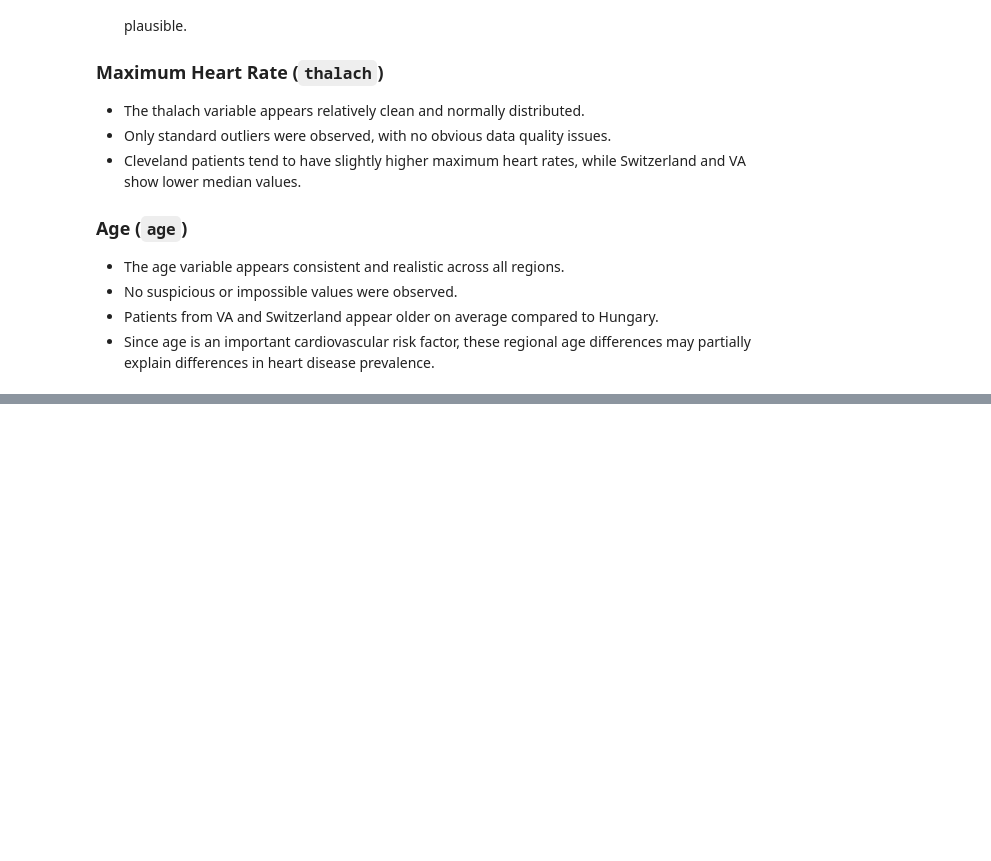
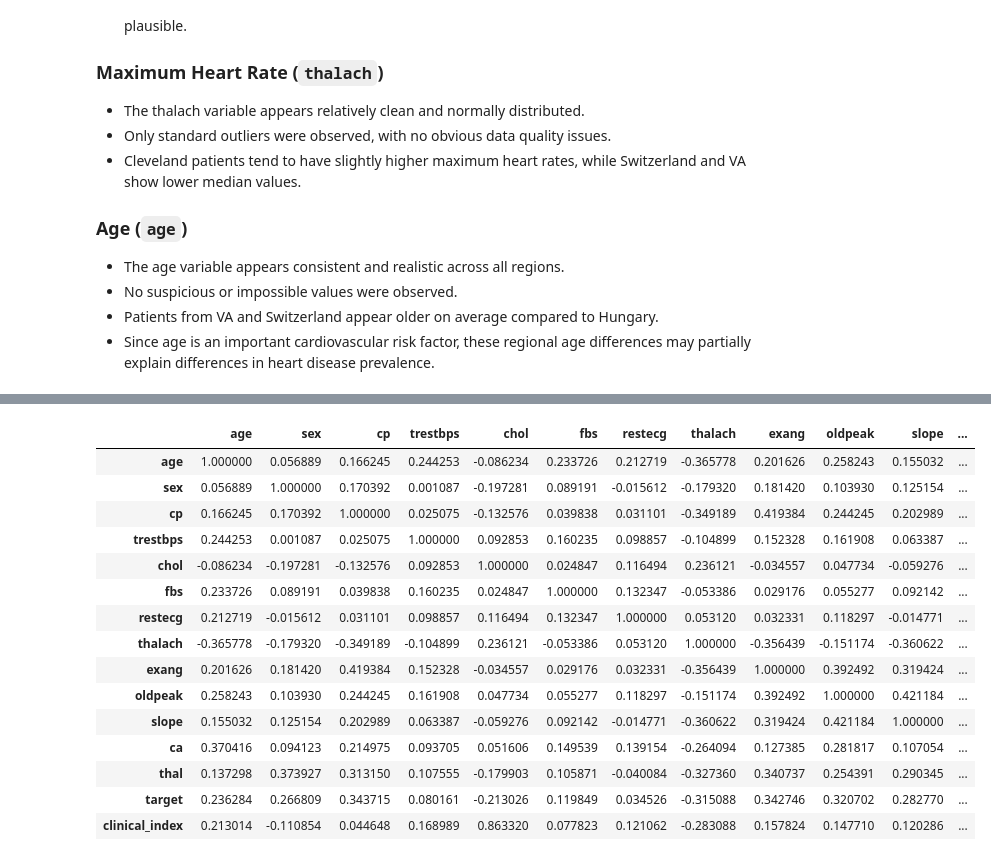
Before and after one commit to JavidNurulu/heart-disease-analysis, a Jupyter notebook: Notebooks/01_data_understanding.ipynb, the cells around one changed output, grey strips where cells are left out. Cells and saved outputs as stored; diff of their text form; code cells hidden in the pictures; blank space fills up the shorter version.

```diff
--- a/Notebooks/01_data_understanding.ipynb
+++ b/Notebooks/01_data_understanding.ipynb
@@ -379,0 +398,20 @@ sns.boxplot(data=df, x="country", y="age")
+# %%
+corr = numeric_df.corr()
+corr
+# %% [output]
+|  | age | sex | cp | trestbps | chol | fbs | restecg | thalach | exang | oldpeak | slope | ... |
+| age | 1.000000 | 0.056889 | 0.166245 | 0.244253 | -0.086234 | 0.233726 | 0.212719 | -0.365778 | 0.201626 | 0.258243 | 0.155032 | ... |
+| sex | 0.056889 | 1.000000 | 0.170392 | 0.001087 | -0.197281 | 0.089191 | -0.015612 | -0.179320 | 0.181420 | 0.103930 | 0.125154 | ... |
+| cp | 0.166245 | 0.170392 | 1.000000 | 0.025075 | -0.132576 | 0.039838 | 0.031101 | -0.349189 | 0.419384 | 0.244245 | 0.202989 | ... |
+| trestbps | 0.244253 | 0.001087 | 0.025075 | 1.000000 | 0.092853 | 0.160235 | 0.098857 | -0.104899 | 0.152328 | 0.161908 | 0.063387 | ... |
+| chol | -0.086234 | -0.197281 | -0.132576 | 0.092853 | 1.000000 | 0.024847 | 0.116494 | 0.236121 | -0.034557 | 0.047734 | -0.059276 | ... |
+| fbs | 0.233726 | 0.089191 | 0.039838 | 0.160235 | 0.024847 | 1.000000 | 0.132347 | -0.053386 | 0.029176 | 0.055277 | 0.092142 | ... |
+| restecg | 0.212719 | -0.015612 | 0.031101 | 0.098857 | 0.116494 | 0.132347 | 1.000000 | 0.053120 | 0.032331 | 0.118297 | -0.014771 | ... |
+| thalach | -0.365778 | -0.179320 | -0.349189 | -0.104899 | 0.236121 | -0.053386 | 0.053120 | 1.000000 | -0.356439 | -0.151174 | -0.360622 | ... |
+| exang | 0.201626 | 0.181420 | 0.419384 | 0.152328 | -0.034557 | 0.029176 | 0.032331 | -0.356439 | 1.000000 | 0.392492 | 0.319424 | ... |
+| oldpeak | 0.258243 | 0.103930 | 0.244245 | 0.161908 | 0.047734 | 0.055277 | 0.118297 | -0.151174 | 0.392492 | 1.000000 | 0.421184 | ... |
+| slope | 0.155032 | 0.125154 | 0.202989 | 0.063387 | -0.059276 | 0.092142 | -0.014771 | -0.360622 | 0.319424 | 0.421184 | 1.000000 | ... |
+| ca | 0.370416 | 0.094123 | 0.214975 | 0.093705 | 0.051606 | 0.149539 | 0.139154 | -0.264094 | 0.127385 | 0.281817 | 0.107054 | ... |
+| thal | 0.137298 | 0.373927 | 0.313150 | 0.107555 | -0.179903 | 0.105871 | -0.040084 | -0.327360 | 0.340737 | 0.254391 | 0.290345 | ... |
+| target | 0.236284 | 0.266809 | 0.343715 | 0.080161 | -0.213026 | 0.119849 | 0.034526 | -0.315088 | 0.342746 | 0.320702 | 0.282770 | ... |
+| clinical_index | 0.213014 | -0.110854 | 0.044648 | 0.168989 | 0.863320 | 0.077823 | 0.121062 | -0.283088 | 0.157824 | 0.147710 | 0.120286 | ... |
```
Also changed, not shown: parts of 5 cells of this notebook.
